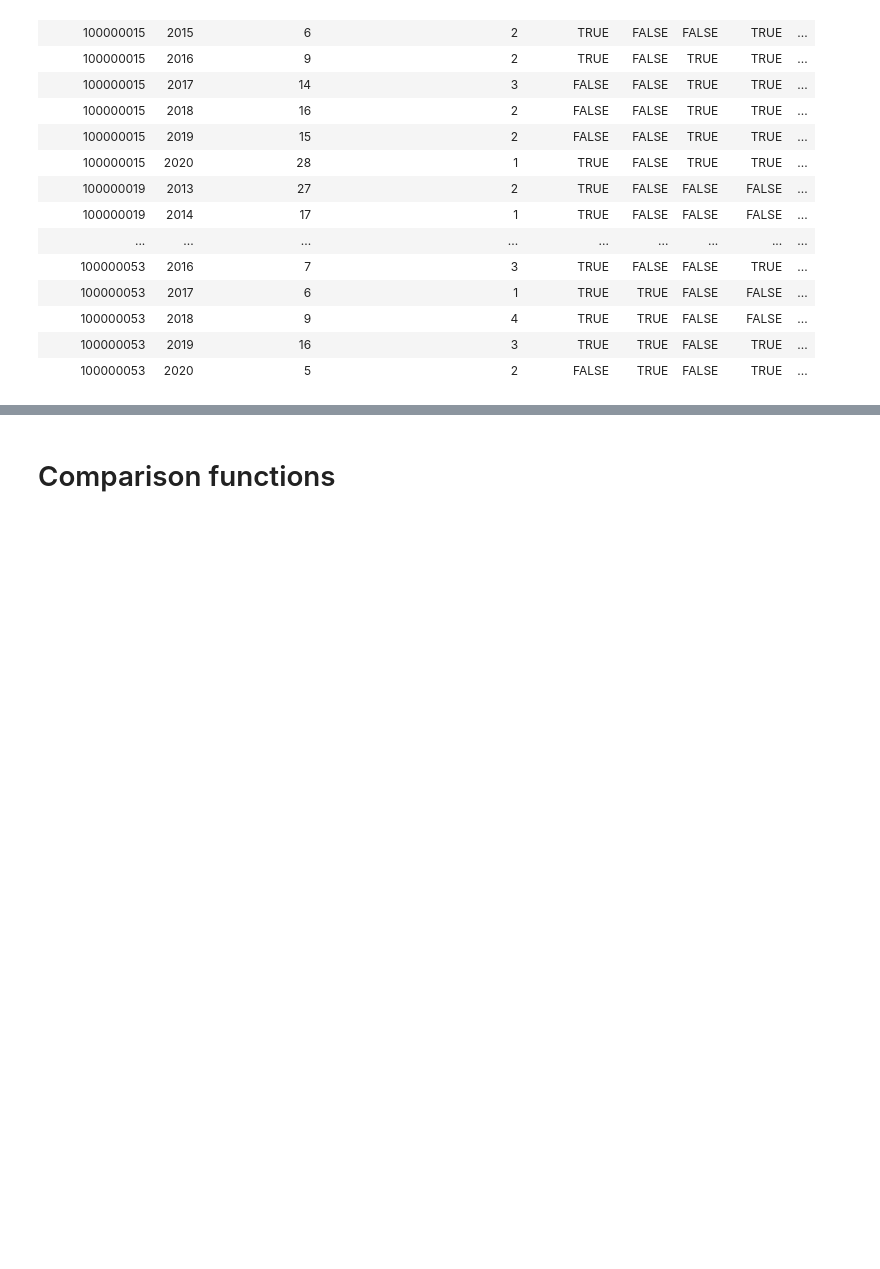
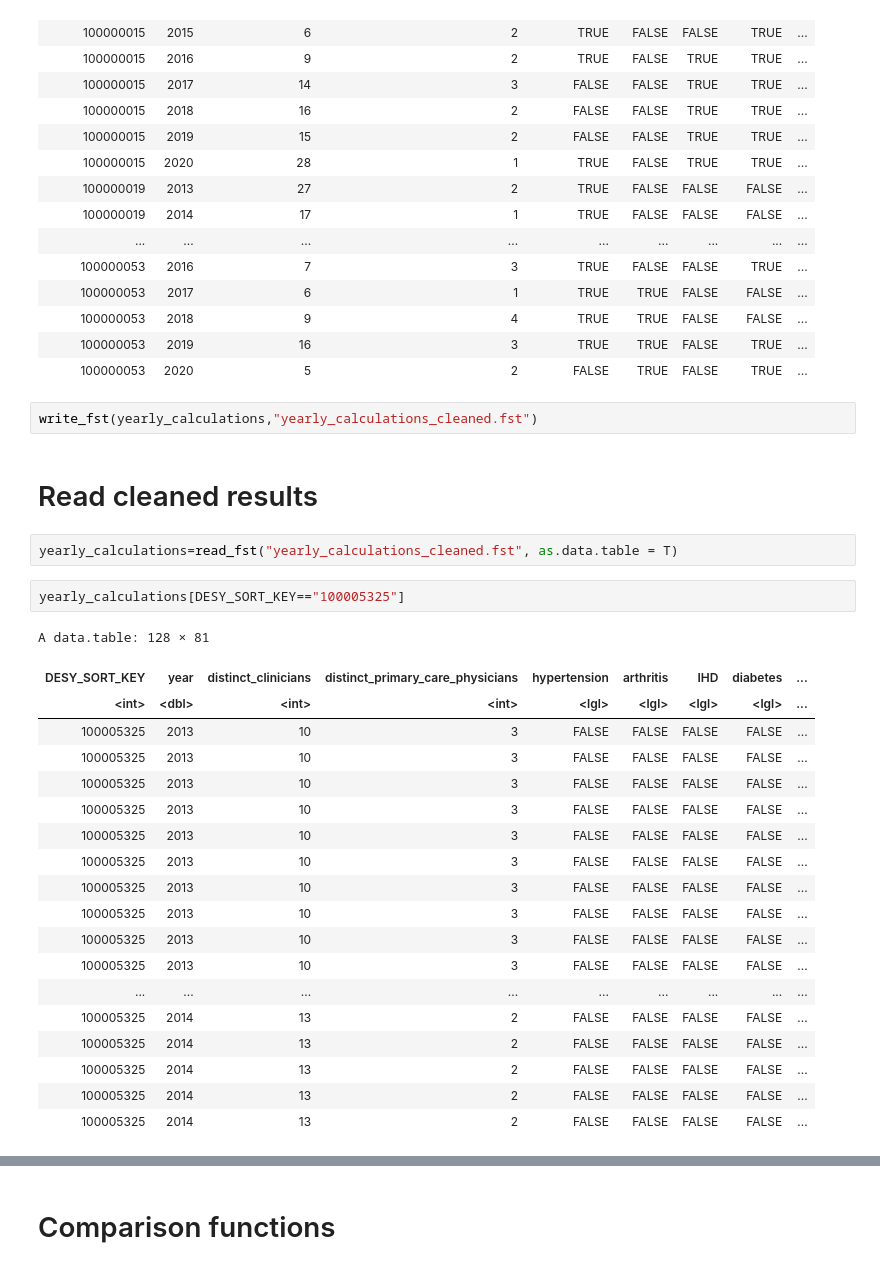
Before and after one commit to F4rbod/CaseMix, a Jupyter notebook: Calculations.ipynb, the cells around one changed output, grey strips where cells are left out. Cells and saved outputs as stored; diff of their text form; blank space fills up the shorter version.

```diff
--- a/Calculations.ipynb
+++ b/Calculations.ipynb
@@ -826,3 +902,31 @@ A data.table: 20 × 81
 | 100000053 | 2018 | 9 | 4 | TRUE | TRUE | FALSE | FALSE | ... |
 | 100000053 | 2019 | 16 | 3 | TRUE | TRUE | FALSE | TRUE | ... |
 | 100000053 | 2020 | 5 | 2 | FALSE | TRUE | FALSE | TRUE | ... |
+# %%
+write_fst(yearly_calculations,"yearly_calculations_cleaned.fst")
+# %% [markdown]
+# Read cleaned results
+# %%
+yearly_calculations=read_fst("yearly_calculations_cleaned.fst", as.data.table = T)
+# %%
+yearly_calculations[DESY_SORT_KEY=="100005325"]
+# %% [output]
+A data.table: 128 × 81
+| DESY_SORT_KEY | year | distinct_clinicians | distinct_primary_care_physicians | hypertension | arthritis | IHD | diabetes | ... |
+| <int> | <dbl> | <int> | <int> | <lgl> | <lgl> | <lgl> | <lgl> | ... |
+| 100005325 | 2013 | 10 | 3 | FALSE | FALSE | FALSE | FALSE | ... |
+| 100005325 | 2013 | 10 | 3 | FALSE | FALSE | FALSE | FALSE | ... |
+| 100005325 | 2013 | 10 | 3 | FALSE | FALSE | FALSE | FALSE | ... |
+| 100005325 | 2013 | 10 | 3 | FALSE | FALSE | FALSE | FALSE | ... |
+| 100005325 | 2013 | 10 | 3 | FALSE | FALSE | FALSE | FALSE | ... |
+| 100005325 | 2013 | 10 | 3 | FALSE | FALSE | FALSE | FALSE | ... |
+| 100005325 | 2013 | 10 | 3 | FALSE | FALSE | FALSE | FALSE | ... |
+| 100005325 | 2013 | 10 | 3 | FALSE | FALSE | FALSE | FALSE | ... |
+| 100005325 | 2013 | 10 | 3 | FALSE | FALSE | FALSE | FALSE | ... |
+| 100005325 | 2013 | 10 | 3 | FALSE | FALSE | FALSE | FALSE | ... |
+| ... | ... | ... | ... | ... | ... | ... | ... | ... |
+| 100005325 | 2014 | 13 | 2 | FALSE | FALSE | FALSE | FALSE | ... |
+| 100005325 | 2014 | 13 | 2 | FALSE | FALSE | FALSE | FALSE | ... |
+| 100005325 | 2014 | 13 | 2 | FALSE | FALSE | FALSE | FALSE | ... |
+| 100005325 | 2014 | 13 | 2 | FALSE | FALSE | FALSE | FALSE | ... |
+| 100005325 | 2014 | 13 | 2 | FALSE | FALSE | FALSE | FALSE | ... |
```
Also changed, not shown: parts of 34 cells of this notebook, 1 other file.
